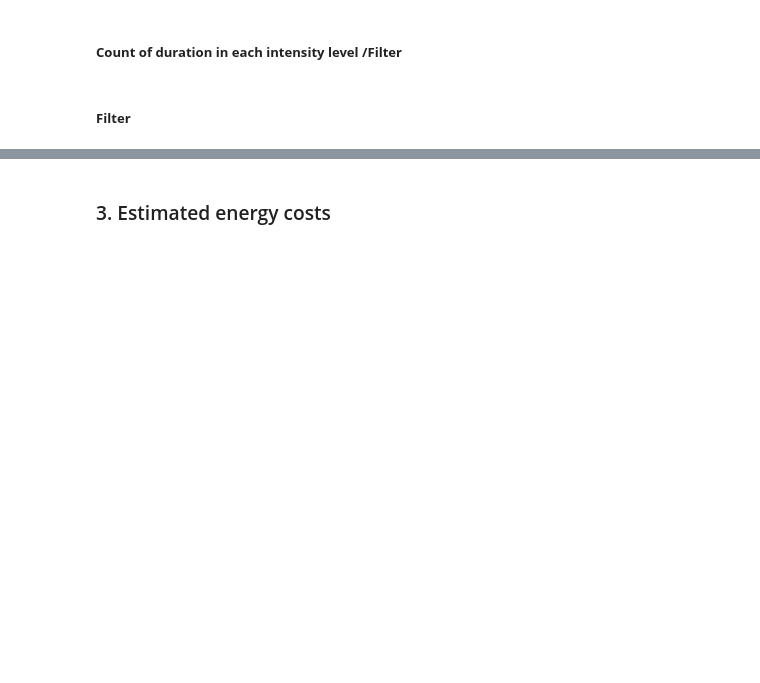
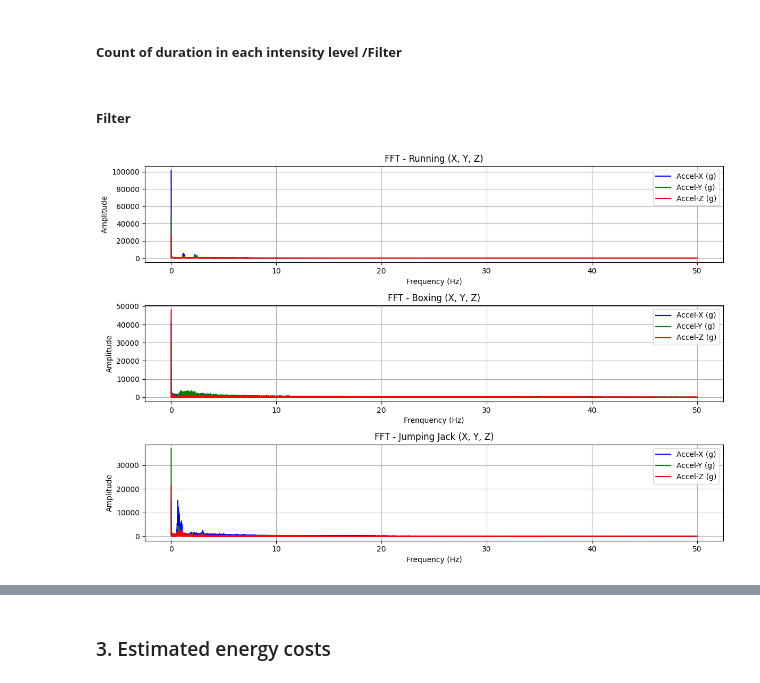
Before and after one commit to RachidatouOuattara/HAH913E-2024-physical-activity-analysis, a Jupyter notebook: Notebooks/AX3_project.ipynb, the cells around one changed output, grey strips where cells are left out. Drawn from its saved outputs; the diff is of its cells as text; code cells hidden in the pictures; blank space fills up the shorter version.

```diff
--- a/Notebooks/AX3_project.ipynb
+++ b/Notebooks/AX3_project.ipynb
@@ -114,3 +279,73 @@ plt.show()
 ##### **Count of duration in each intensity level /Filter**
 # %% [markdown]
 ##### **Filter**
+# %%
+# Visualisation of dominant frequencies
+
+import numpy as np
+import matplotlib.pyplot as plt
+
+
+fs = 100
+
+
+fft_run_x = np.fft.fft(acc_run['Accel-X (g)'])
+fft_run_y = np.fft.fft(acc_run['Accel-Y (g)'])
+fft_run_z = np.fft.fft(acc_run['Accel-Z (g)'])
+
+fft_box_x = np.fft.fft(acc_box['Accel-X (g)'])
+fft_box_y = np.fft.fft(acc_box['Accel-Y (g)'])
+fft_box_z = np.fft.fft(acc_box['Accel-Z (g)'])
+
+fft_jump_x = np.fft.fft(acc_jump['Accel-X (g)'])
+fft_jump_y = np.fft.fft(acc_jump['Accel-Y (g)'])
+fft_jump_z = np.fft.fft(acc_jump['Accel-Z (g)'])
+
+
+frequencies = np.fft.fftfreq(len(acc_run['Accel-X (g)']), 1/fs)
+
+
+plt.figure(figsize=(12, 8))
+
+
+plt.subplot(3, 1, 1)
+plt.plot(frequencies[:len(frequencies)//2], np.abs(fft_run_x)[:len(frequencies)//2], label='Accel-X (g)', color='blue')
+plt.plot(frequencies[:len(frequencies)//2], np.abs(fft_run_y)[:len(frequencies)//2], label='Accel-Y (g)', color='green')
+plt.plot(frequencies[:len(frequencies)//2], np.abs(fft_run_z)[:len(frequencies)//2], label='Accel-Z (g)', color='red')
+
+
+plt.title('FFT - Running (X, Y, Z)')
+plt.xlabel('Frequency (Hz)')
+plt.ylabel('Amplitude')
+plt.legend()
+plt.grid()
+
+
+plt.subplot(3, 1, 2)
+plt.plot(frequencies[:len(frequencies)//2], np.abs(fft_box_x)[:len(frequencies)//2], label='Accel-X (g)', color='blue')
+plt.plot(frequencies[:len(frequencies)//2], np.abs(fft_box_y)[:len(frequencies)//2], label='Accel-Y (g)', color='green')
+plt.plot(frequencies[:len(frequencies)//2], np.abs(fft_box_z)[:len(frequencies)//2], label='Accel-Z (g)', color='red')
+
+plt.title('FFT - Boxing (X, Y, Z)')
+plt.xlabel('Frenquency (Hz)')
+plt.ylabel('Amplitude')
+plt.legend()
+plt.grid()
+
+
+plt.subplot(3, 1, 3)
+plt.plot(frequencies[:len(frequencies)//2], np.abs(fft_jump_x)[:len(frequencies)//2], label='Accel-X (g)', color='blue')
+plt.plot(frequencies[:len(frequencies)//2], np.abs(fft_jump_y)[:len(frequencies)//2], label='Accel-Y (g)', color='green')
+plt.plot(frequencies[:len(frequencies)//2], np.abs(fft_jump_z)[:len(frequencies)//2], label='Accel-Z (g)', color='red')
+
+
+plt.title('FFT - Jumping Jack (X, Y, Z)')
+plt.xlabel('Frequency (Hz)')
+plt.ylabel('Amplitude')
+plt.legend()
+plt.grid()
+
+plt.tight_layout()
+plt.show()
+# %% [output]
+[figure, added]
```
Also changed, not shown: parts of 17 cells of this notebook, 7 other files.
